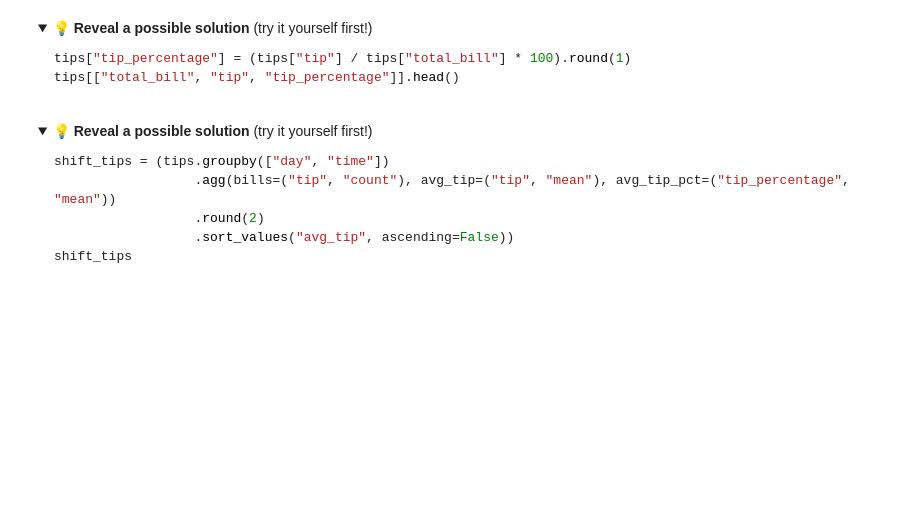
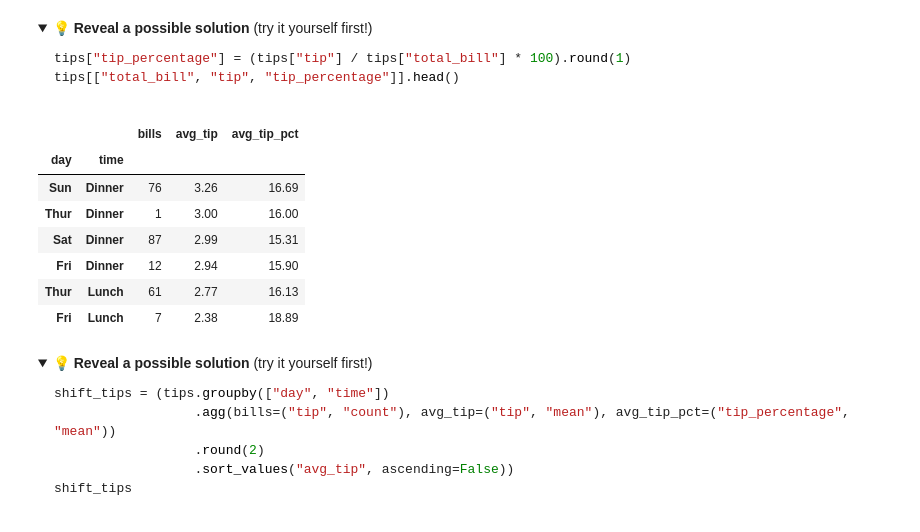
Before and after one commit to shatrill/data_analytics, a Jupyter notebook: session_6_pandas_data_wrangling.ipynb, the cells around one changed output. Cells and saved outputs as stored; diff of their text form; code cells hidden in the pictures; folded sections open; blank space fills up the shorter version.

```diff
--- a/session_6_pandas_data_wrangling.ipynb
+++ b/session_6_pandas_data_wrangling.ipynb
@@ -232,11 +360,20 @@ tips[["total_bill", "tip", "tip_percentage"]].head()
 </details>
 # %%
 # TASK 4: group by day AND time. Which shift earns the highest average tip?
-shift_tips = (tips.groupby(["___", "___"])
+shift_tips = (tips.groupby(["day", "time"])
                   .agg(bills=("tip", "count"), avg_tip=("tip", "mean"), avg_tip_pct=("tip_percentage", "mean"))
                   .round(2)
                   .sort_values("avg_tip", ascending=False))
 shift_tips
+# %% [output]
+|  |  | bills | avg_tip | avg_tip_pct |
+| day | time |  |  |  |
+| Sun | Dinner | 76 | 3.26 | 16.69 |
+| Thur | Dinner | 1 | 3.00 | 16.00 |
+| Sat | Dinner | 87 | 2.99 | 15.31 |
+| Fri | Dinner | 12 | 2.94 | 15.90 |
+| Thur | Lunch | 61 | 2.77 | 16.13 |
+| Fri | Lunch | 7 | 2.38 | 18.89 |
 # %% [markdown]
 <details>
 <summary><b>💡 Reveal a possible solution</b> (try it yourself first!)</summary>
```
Also changed, not shown: parts of 21 cells of this notebook.
